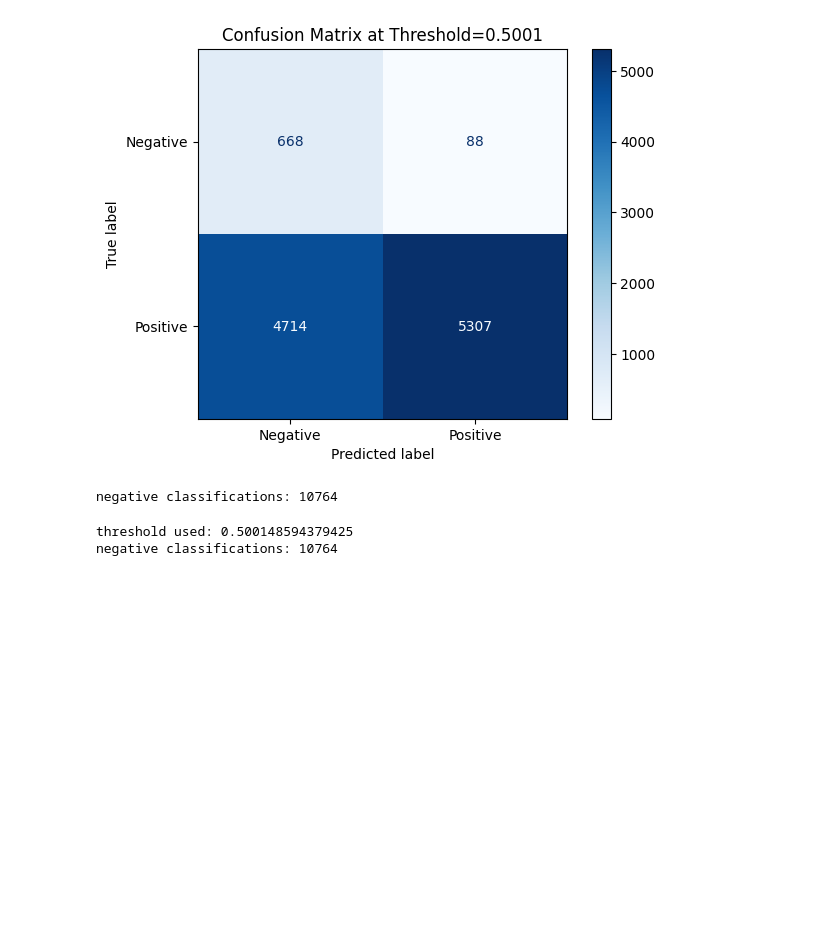
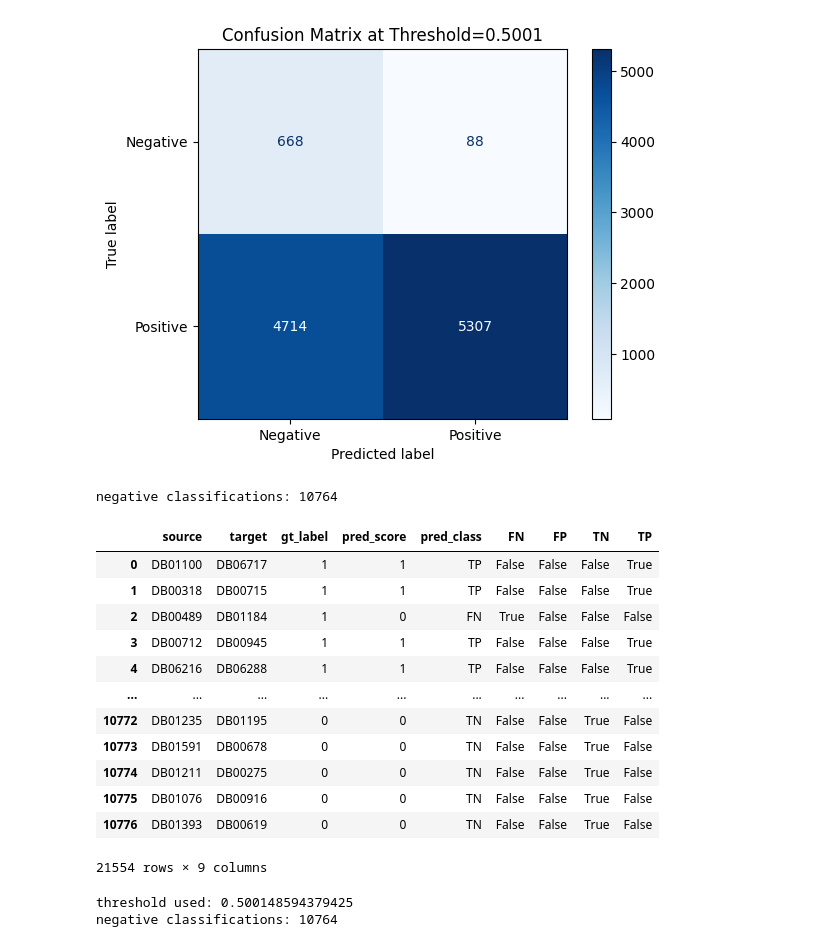
Before and after one commit to lgiobbi/DDI_with_ML, a Jupyter notebook: analysis/report.ipynb, the cells around one changed output. Cells and saved outputs as stored; diff of their text form; code cells hidden in the pictures; blank space fills up the shorter version.

```diff
--- a/analysis/report.ipynb
+++ b/analysis/report.ipynb
@@ -995,6 +995,22 @@ edges_df = pd.concat([edges_df, pd.get_dummies(edges_df['pred_class'])], axis=1)
 print(f"negative classifications: {edges_df['FN'].sum() + edges_df['TN'].sum()}")
 # %% [output]
 negative classifications: 10764
+# %%
+edges_df
+# %% [output]
+|  | source | target | gt_label | pred_score | pred_class | FN | FP | TN | TP |
+| 0 | DB01100 | DB06717 | 1 | 1 | TP | False | False | False | True |
+| 1 | DB00318 | DB00715 | 1 | 1 | TP | False | False | False | True |
+| 2 | DB00489 | DB01184 | 1 | 0 | FN | True | False | False | False |
+| 3 | DB00712 | DB00945 | 1 | 1 | TP | False | False | False | True |
+| 4 | DB06216 | DB06288 | 1 | 1 | TP | False | False | False | True |
+| ... | ... | ... | ... | ... | ... | ... | ... | ... | ... |
+| 10772 | DB01235 | DB01195 | 0 | 0 | TN | False | False | True | False |
+| 10773 | DB01591 | DB00678 | 0 | 0 | TN | False | False | True | False |
+| 10774 | DB01211 | DB00275 | 0 | 0 | TN | False | False | True | False |
+| 10775 | DB01076 | DB00916 | 0 | 0 | TN | False | False | True | False |
+| 10776 | DB01393 | DB00619 | 0 | 0 | TN | False | False | True | False |
+21554 rows × 9 columns
 # %%
 edges_df = edges_df.groupby('source').sum()[['TP', 'TN', 'FP', 'FN']]
 edges_df['count'] = edges_df.sum(axis=1)
```
Also changed, not shown: parts of 6 cells of this notebook.
